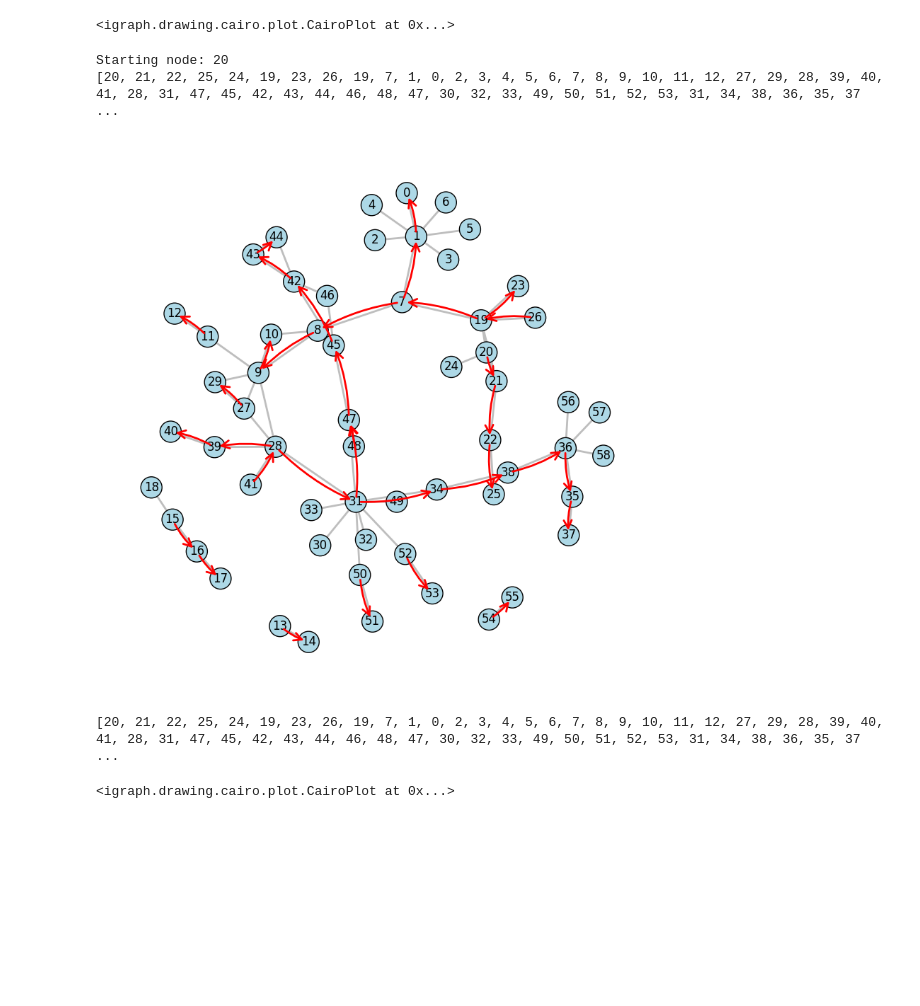
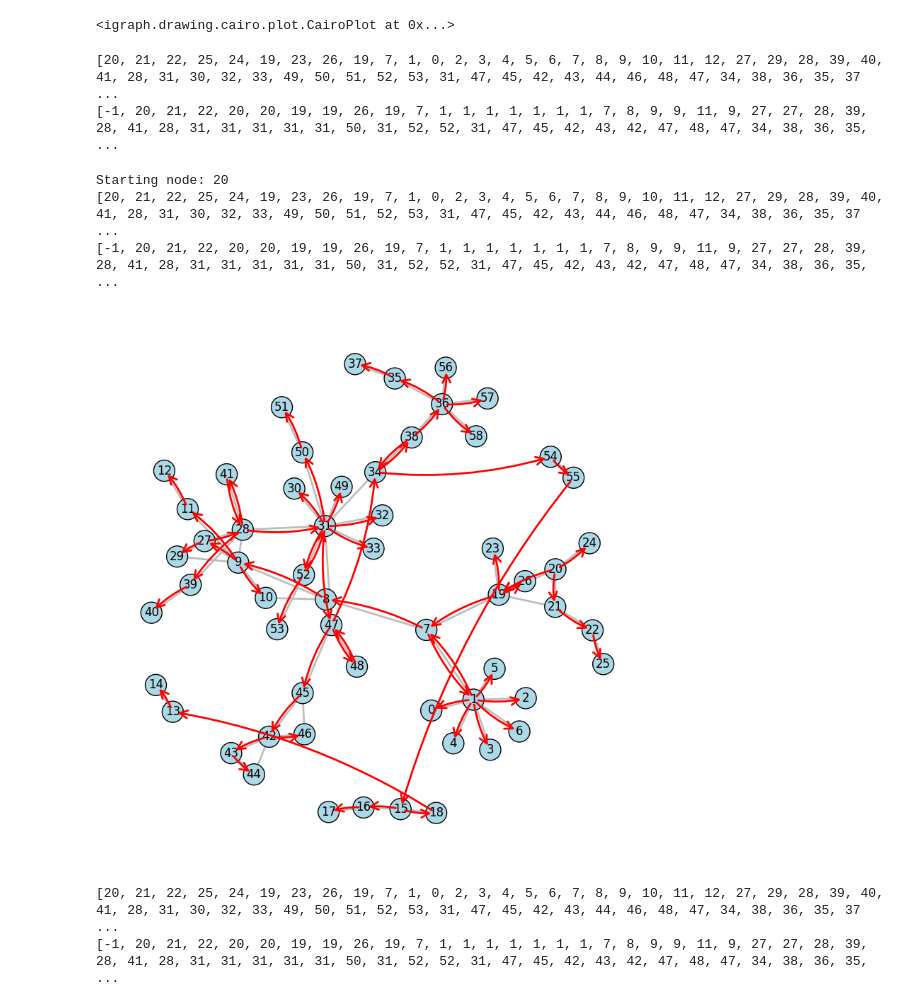
Before and after one commit to leonjovanovic/docudialogue, a Jupyter notebook: inference.ipynb, the cells around one changed output. Saved outputs shown, nothing was run; the diff lists cells and outputs as text; code cells hidden in the pictures; blank space fills up the shorter version.

```diff
--- a/inference.ipynb
+++ b/inference.ipynb
@@ -30,6 +39,14 @@ layout = g.layout("fr")
 ig.plot(g, layout=layout, vertex_label=g.vs["label"])
 # %% [output]
 <igraph.drawing.cairo.plot.CairoPlot at 0x...>
+# %%
+traversal_path = pipeline.triplet_handler.global_traversal
+parent_nodes = pipeline.triplet_handler.global_traversal_parents
+print(traversal_path)
+print(parent_nodes)
+# %% [output]
+[20, 21, 22, 25, 24, 19, 23, 26, 19, 7, 1, 0, 2, 3, 4, 5, 6, 7, 8, 9, 10, 11, 12, 27, 29, 28, 39, 40, 41, 28, 31, 30, 32, 33, 49, 50, 51, 52, 53, 31, 47, 45, 42, 43, 44, 46, 48, 47, 34, 38, 36, 35, 37 ...
+[-1, 20, 21, 22, 20, 20, 19, 19, 26, 19, 7, 1, 1, 1, 1, 1, 1, 1, 7, 8, 9, 9, 11, 9, 27, 27, 28, 39, 28, 41, 28, 31, 31, 31, 31, 31, 50, 31, 52, 52, 31, 47, 45, 42, 43, 42, 47, 48, 47, 34, 38, 36, 35,  ...
 # %%
 import igraph as ig
 import matplotlib.pyplot as plt
@@ -43,6 +60,7 @@ traversal_path = pipeline.triplet_handler.global_traversal
 parent_nodes = pipeline.triplet_handler.global_traversal_parents
 print(f"Starting node: {traversal_path[0]}")
 print(traversal_path)
+print(parent_nodes)
 # Highlight the traversal path
 # Set default vertex and edge colors
 g.vs["color"] = "lightblue"
@@ -54,78 +72,48 @@ for i in range(1, len(traversal_path)):
     current_node = traversal_path[i]
     parent_node = parent_nodes[i]
     if parent_node is not None:
-        eid = g.get_eid(parent_node, current_node, directed=False)
-        g.es[eid]["color"] = "red"
-        arrow_edges.append((parent_node, current_node))
+        try:
+            eid = g.get_eid(parent_node, current_node, directed=False)
+            # g.es[eid]["color"] = "red"
+            arrow_edges.append((parent_node, current_node))
+        except:
+            arrow_edges.append((parent_node, current_node))
 
 # Plot the graph
 layout = g.layout("fr")
 
 # Basic plot without arrows
 ig.plot(g, layout=layout, vertex_label=g.vs["label"], vertex_color=g.vs["color"], edge_color=g.es["color"])
 
 # Add arrows manually using matplotlib for visualization
 fig, ax = plt.subplots(figsize=(10, 10))  # Adjust the figure size here
 ig.plot(g, layout=layout, target=ax, vertex_label=g.vs["label"], vertex_color=g.vs["color"], edge_color=g.es["color"])
 
 # Convert layout to a dictionary for easy access
 layout_coords = {i: layout[i] for i in range(len(layout))}
 
 # Draw arrows on the graph to indicate traversal order
 for start, end in arrow_edges:
     start_coords = layout_coords[start]
     end_coords = layout_coords[end]
     ax.annotate("",
                 xy=end_coords, xycoords='data',
                 xytext=start_coords, textcoords='data',
                 arrowprops=dict(arrowstyle="->", color="red", lw=2,
                                 shrinkA=5, shrinkB=5,
                                 patchA=None, patchB=None,
                                 connectionstyle="arc3,rad=0.1",
                                 mutation_scale=20))  # Adjust mutation_scale for arrowhead size
 
 plt.show()
 # %% [output]
 Starting node: 20
-[20, 21, 22, 25, 24, 19, 23, 26, 19, 7, 1, 0, 2, 3, 4, 5, 6, 7, 8, 9, 10, 11, 12, 27, 29, 28, 39, 40, 41, 28, 31, 47, 45, 42, 43, 44, 46, 48, 47, 30, 32, 33, 49, 50, 51, 52, 53, 31, 34, 38, 36, 35, 37 ...
+[20, 21, 22, 25, 24, 19, 23, 26, 19, 7, 1, 0, 2, 3, 4, 5, 6, 7, 8, 9, 10, 11, 12, 27, 29, 28, 39, 40, 41, 28, 31, 30, 32, 33, 49, 50, 51, 52, 53, 31, 47, 45, 42, 43, 44, 46, 48, 47, 34, 38, 36, 35, 37 ...
+[-1, 20, 21, 22, 20, 20, 19, 19, 26, 19, 7, 1, 1, 1, 1, 1, 1, 1, 7, 8, 9, 9, 11, 9, 27, 27, 28, 39, 28, 41, 28, 31, 31, 31, 31, 31, 50, 31, 52, 52, 31, 47, 45, 42, 43, 42, 47, 48, 47, 34, 38, 36, 35,  ...
-[figure, old version]
+[figure, new version]
 # %%
 print(pipeline.triplet_handler.global_traversal)
+print(pipeline.triplet_handler.global_traversal_parents)
 # %% [output]
-[20, 21, 22, 25, 24, 19, 23, 26, 19, 7, 1, 0, 2, 3, 4, 5, 6, 7, 8, 9, 10, 11, 12, 27, 29, 28, 39, 40, 41, 28, 31, 47, 45, 42, 43, 44, 46, 48, 47, 30, 32, 33, 49, 50, 51, 52, 53, 31, 34, 38, 36, 35, 37 ...
+[20, 21, 22, 25, 24, 19, 23, 26, 19, 7, 1, 0, 2, 3, 4, 5, 6, 7, 8, 9, 10, 11, 12, 27, 29, 28, 39, 40, 41, 28, 31, 30, 32, 33, 49, 50, 51, 52, 53, 31, 47, 45, 42, 43, 44, 46, 48, 47, 34, 38, 36, 35, 37 ...
+[-1, 20, 21, 22, 20, 20, 19, 19, 26, 19, 7, 1, 1, 1, 1, 1, 1, 1, 7, 8, 9, 9, 11, 9, 27, 27, 28, 39, 28, 41, 28, 31, 31, 31, 31, 31, 50, 31, 52, 52, 31, 47, 45, 42, 43, 42, 47, 48, 47, 34, 38, 36, 35,  ...
-# %%
-import igraph as ig
-import matplotlib.pyplot as plt
-
-# Create a sample graph
-g = ig.Graph(edges=[(0, 1), (1, 2), (2, 3), (3, 4), (0, 4), (1, 3), (1, 4)], directed=False)
-g.vs["label"] = [str(i) for i in range(g.vcount())]
-
-# Perform a traversal (e.g., a BFS traversal)
-start_vertex = 0
-end_vertex = 3
-path = g.get_shortest_paths(start_vertex, to=end_vertex, output="vpath")[0]
-
-# Highlight the path
-# Set default vertex and edge colors
-g.vs["color"] = "lightblue"
-g.es["color"] = "grey"
-
-# Highlight the vertices in the path
-for vertex in path:
-    g.vs[vertex]["color"] = "red"
-
-# Highlight the edges in the path
-path_edges = [(path[i], path[i + 1]) for i in range(len(path) - 1)]
-for edge in path_edges:
-    eid = g.get_eid(edge[0], edge[1])
-    g.es[eid]["color"] = "red"
-
-# Plot the graph
-layout = g.layout("fr")
-ig.plot(g, layout=layout, vertex_label=g.vs["label"], vertex_color=g.vs["color"], edge_color=g.es["color"])
-
-# Alternatively, you can save the plot to an image file
-# ig.plot(g, layout=layout, vertex_label=g.vs["label"], vertex_color=g.vs["color"], edge_color=g.es["color"]).save("graph.png")
-# %% [output]
-<igraph.drawing.cairo.plot.CairoPlot at 0x...>
```
Also changed, not shown: parts of 2 cells of this notebook, 4 other files.
